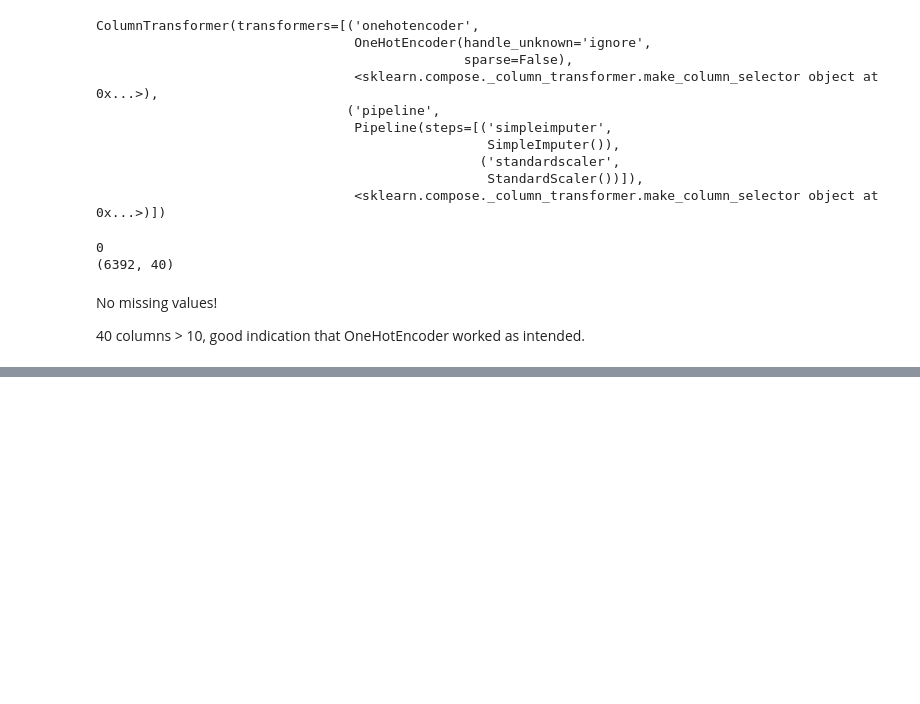
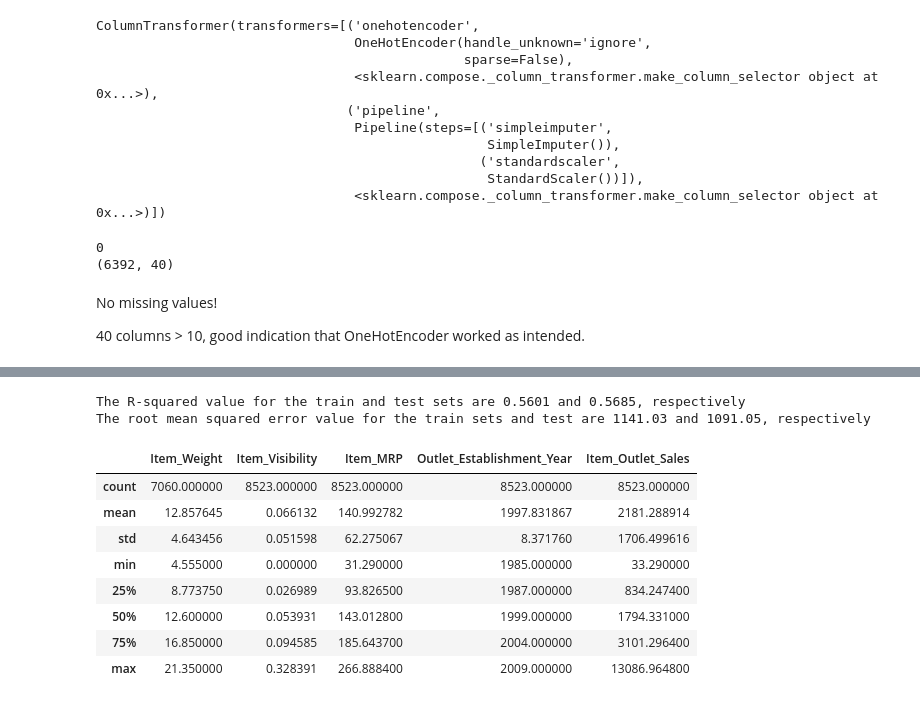
Before and after one commit to JLMuehlbauer/food-sales-prediction, a Jupyter notebook: Project1_Part5_JacksonMuehlbauer.ipynb, the cells around one changed output, grey strips where cells are left out. Saved outputs shown, nothing was run; the diff lists cells and outputs as text; code cells hidden in the pictures; blank space fills up the shorter version.

```diff
--- a/Project1_Part5_JacksonMuehlbauer.ipynb
+++ b/Project1_Part5_JacksonMuehlbauer.ipynb
@@ -272,0 +309,28 @@ No missing values!
+# %%
+# Evaluate model performance
+# R-squared
+train_R2 = r2_score(y_train, train_pred)
+test_R2 = r2_score(y_test, test_pred)
+
+# Root mean squared error
+train_RMSE = np.sqrt(mean_squared_error(y_train, train_pred))
+test_RMSE= np.sqrt(mean_squared_error(y_test, test_pred))
+
+print(f'The R-squared value for the train and test sets are {round(train_R2, 4)} and {round(test_R2, 4)}, respectively')
+print(f'The root mean squared error value for the train sets and test are {round(train_RMSE, 2)} and {round(test_RMSE, 2)}, respectively')
+# %% [output]
+The R-squared value for the train and test sets are 0.5601 and 0.5685, respectively
+The root mean squared error value for the train sets and test are 1141.03 and 1091.05, respectively
+# %%
+# Retrieving context for RMSE
+df.describe()
+# %% [output]
+|  | Item_Weight | Item_Visibility | Item_MRP | Outlet_Establishment_Year | Item_Outlet_Sales |
+| count | 7060.000000 | 8523.000000 | 8523.000000 | 8523.000000 | 8523.000000 |
+| mean | 12.857645 | 0.066132 | 140.992782 | 1997.831867 | 2181.288914 |
+| std | 4.643456 | 0.051598 | 62.275067 | 8.371760 | 1706.499616 |
+| min | 4.555000 | 0.000000 | 31.290000 | 1985.000000 | 33.290000 |
+| 25% | 8.773750 | 0.026989 | 93.826500 | 1987.000000 | 834.247400 |
+| 50% | 12.600000 | 0.053931 | 143.012800 | 1999.000000 | 1794.331000 |
+| 75% | 16.850000 | 0.094585 | 185.643700 | 2004.000000 | 3101.296400 |
+| max | 21.350000 | 0.328391 | 266.888400 | 2009.000000 | 13086.964800 |
```
Also changed, not shown: parts of 22 cells of this notebook.
